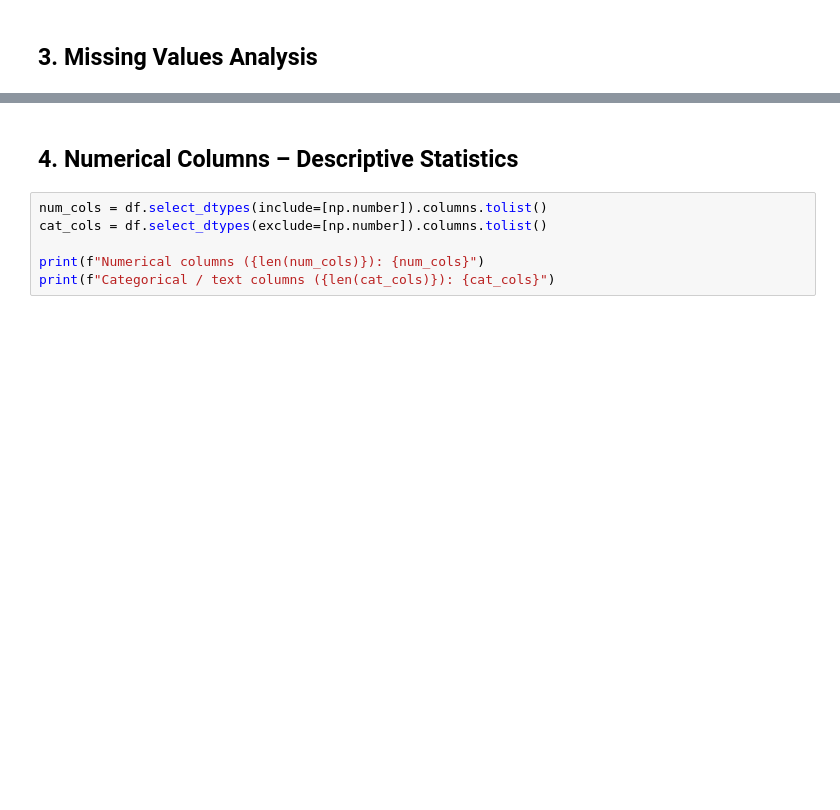
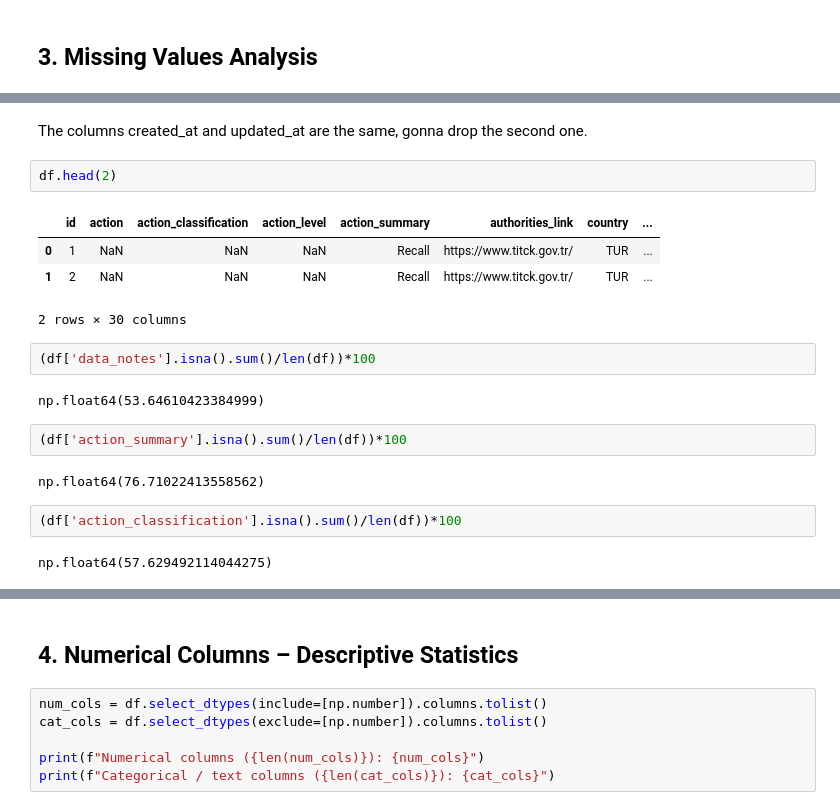
Before and after one commit to Arizael000/faulty-mdevices, a Jupyter notebook: notebooks/sect2/00_preliminary_eda.ipynb, the cells around one changed output, grey strips where cells are left out. Cells and saved outputs as stored; diff of their text form; blank space fills up the shorter version.

```diff
--- a/notebooks/sect2/00_preliminary_eda.ipynb
+++ b/notebooks/sect2/00_preliminary_eda.ipynb
@@ -92,0 +278,21 @@ else:
+# %% [markdown]
+The columns created_at and updated_at are the same, gonna drop the second one.
+# %%
+df.head(2)
+# %% [output]
+|  | id | action | action_classification | action_level | action_summary | authorities_link | country | ... |
+| 0 | 1 | NaN | NaN | NaN | Recall | https://www.titck.gov.tr/ | TUR | ... |
+| 1 | 2 | NaN | NaN | NaN | Recall | https://www.titck.gov.tr/ | TUR | ... |
+2 rows × 30 columns
+# %%
+(df['data_notes'].isna().sum()/len(df))*100
+# %% [output]
+np.float64(53.64610423384999)
+# %%
+(df['action_summary'].isna().sum()/len(df))*100
+# %% [output]
+np.float64(76.71022413558562)
+# %%
+(df['action_classification'].isna().sum()/len(df))*100
+# %% [output]
+np.float64(57.629492114044275)
```
Also changed, not shown: parts of 37 cells of this notebook, 7 other files.
